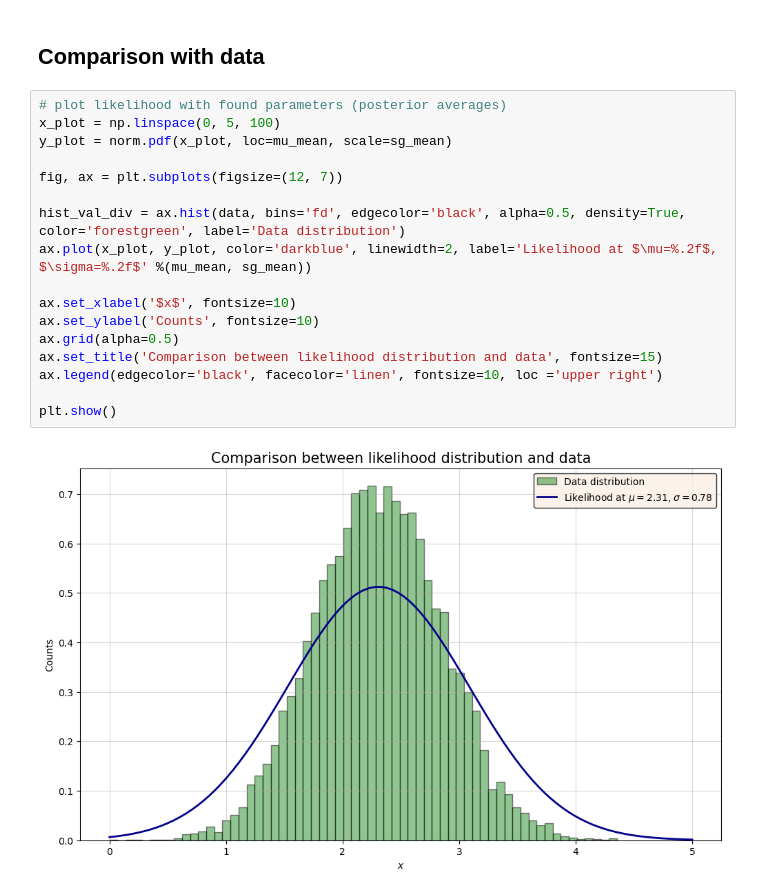
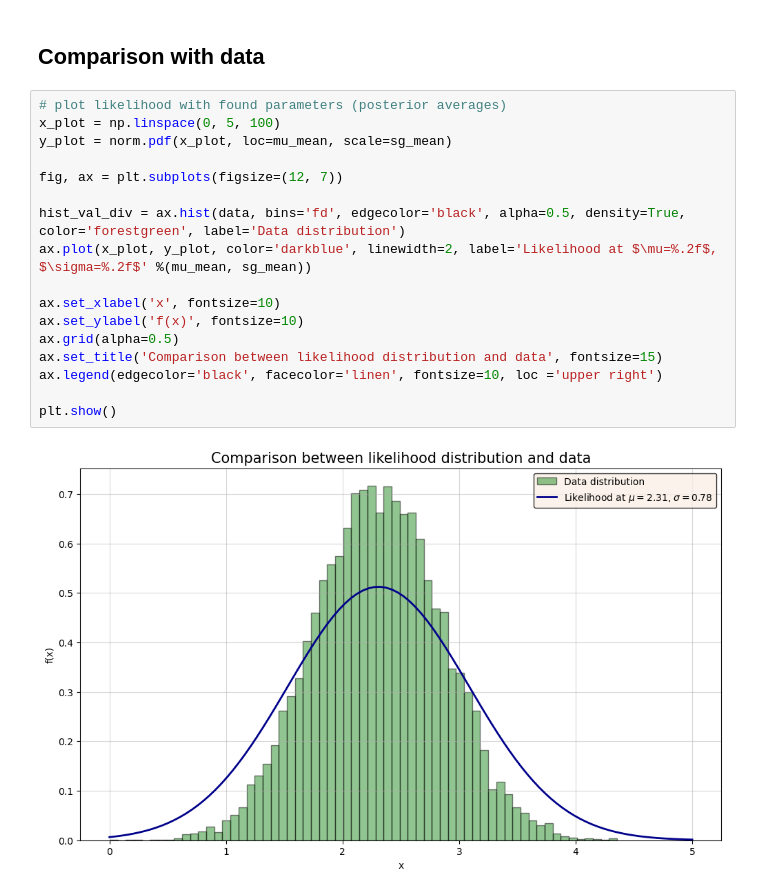
Before and after one commit to NicolaZomer/InformationTheory-Inference, a Jupyter notebook: 05_MetropolisAlgorithm.ipynb, the cells around one changed output. Saved outputs shown, nothing was run; the diff lists cells and outputs as text.

```diff
--- a/05_MetropolisAlgorithm.ipynb
+++ b/05_MetropolisAlgorithm.ipynb
@@ -259,19 +259,19 @@ plt.show()
 # %%
 # plot likelihood with found parameters (posterior averages)
 x_plot = np.linspace(0, 5, 100)
 y_plot = norm.pdf(x_plot, loc=mu_mean, scale=sg_mean)
 
 fig, ax = plt.subplots(figsize=(12, 7))
 
 hist_val_div = ax.hist(data, bins='fd', edgecolor='black', alpha=0.5, density=True, color='forestgreen', label='Data distribution')
 ax.plot(x_plot, y_plot, color='darkblue', linewidth=2, label='Likelihood at $\mu=%.2f$, $\sigma=%.2f$' %(mu_mean, sg_mean))
 
-ax.set_xlabel('$x$', fontsize=10)
-ax.set_ylabel('Counts', fontsize=10)
+ax.set_xlabel('x', fontsize=10)
+ax.set_ylabel('f(x)', fontsize=10)
 ax.grid(alpha=0.5)
 ax.set_title('Comparison between likelihood distribution and data', fontsize=15)
 ax.legend(edgecolor='black', facecolor='linen', fontsize=10, loc ='upper right')
 
 plt.show()
 # %% [output]
-[figure, old version]
+[figure, new version]
```
Also changed, not shown: parts of 1 cell of this notebook.
